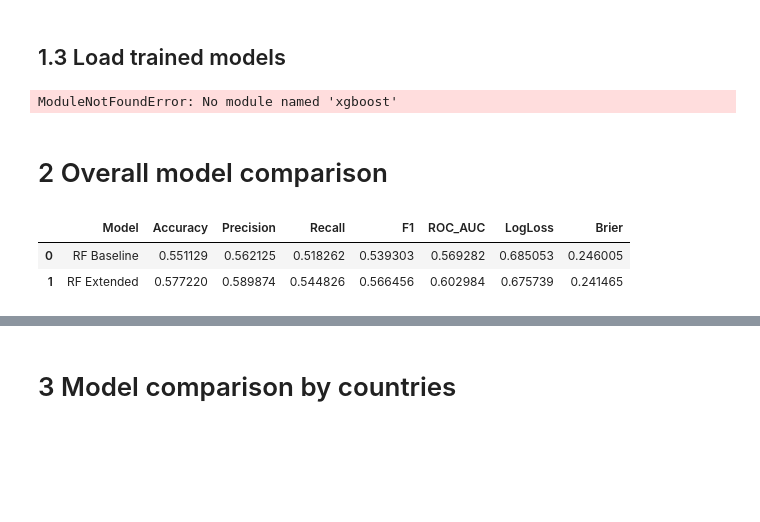
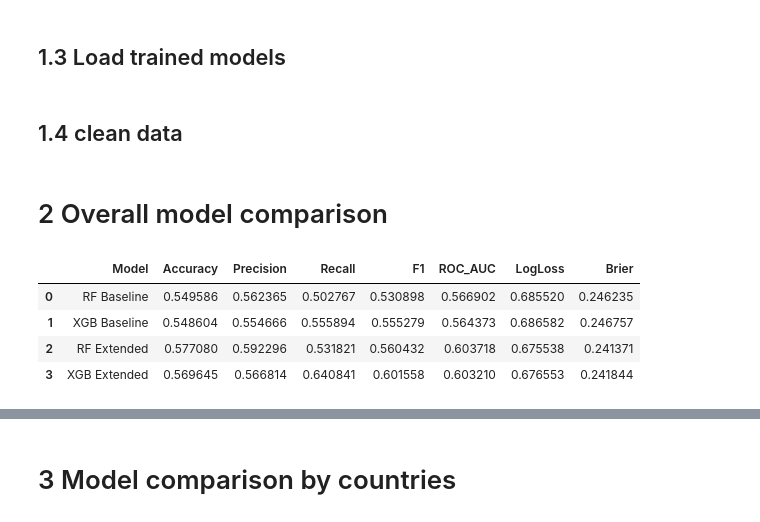
Before and after one commit to OndrejZ24/soccer-leagues-predictions, a Jupyter notebook: model_comparison.ipynb, the cells around one changed output, grey strips where cells are left out. Saved outputs shown, nothing was run; the diff lists cells and outputs as text; code cells hidden in the pictures; blank space fills up the shorter version.

Commit message:
fixed model comparison and by countries

```diff
--- a/model_comparison.ipynb
+++ b/model_comparison.ipynb
@@ -81,10 +81,10 @@ rf_baseline_best = rf_baseline_res["best_model"]
 rf_extended_best = rf_extended_res["best_model"]
 
 # XGBoost: baseline & extended
-xgb_baseline_res = joblib.load("./outputs/models/xgboost_best_model.pkl")
+xgb_baseline_res = joblib.load("./outputs/models/xgboost_baseline_results.pkl")
 xgb_extended_res = joblib.load("./outputs/models/xgboost_extended_results.pkl")
 
 xgb_baseline_best = xgb_baseline_res["best_model"]
 xgb_extended_best = xgb_extended_res["best_model"]
-# %% [output]
-ModuleNotFoundError: No module named 'xgboost'
+# %% [markdown]
+## 1.4 clean data
@@ -91,34 +113,43 @@ ModuleNotFoundError: No module named 'xgboost'
 # %% [markdown]
 # 2 Overall model comparison
 # %%
-models = {
-    "RF Baseline":  (rf_baseline_best,  X_test_basic, y_test_basic),
-   # "XGB Baseline": (xgb_baseline_best, X_test_basic, y_test_basic),
-    "RF Extended":  (rf_extended_best,  X_test_ext,   y_test_ext),
-   # "XGB Extended": (xgb_extended_best, X_test_ext,   y_test_ext),
-}
+models = [
+    ("RF Baseline",  "rf",  rf_baseline_best,  X_test_basic, y_test_basic),
+    ("XGB Baseline", "xgb", xgb_baseline_best, X_test_basic, y_test_basic),
+    ("RF Extended",  "rf",  rf_extended_best,  X_test_ext,   y_test_ext),
+    ("XGB Extended", "xgb", xgb_extended_best, X_test_ext,   y_test_ext),
+]
 
 rows = []
 
-for name, (model, X_test, y_test) in models.items():
-    # assuming predict_proba is available
-    proba = model.predict_proba(X_test)[:, 1]
+for name, kind, model, X_test, y_test in models:
+    # For XGBoost: use a renamed COPY
+    if kind == "xgb":
+        # safe if X_test is a DataFrame
+        X_eval = X_test.rename(columns=rename_map)
+    else:
+        # Random Forest must see the original column names
+        X_eval = X_test
+
+    proba = model.predict_proba(X_eval)[:, 1]
     y_pred = (proba >= 0.5).astype(int)
 
     rows.append({
         "Model": name,
         "Accuracy": accuracy_score(y_test, y_pred),
         "Precision": precision_score(y_test, y_pred),
         "Recall": recall_score(y_test, y_pred),
         "F1": f1_score(y_test, y_pred),
         "ROC_AUC": roc_auc_score(y_test, proba),
         "LogLoss": log_loss(y_test, proba),
         "Brier": brier_score_loss(y_test, proba),
     })
 
 metrics_df = pd.DataFrame(rows)
 metrics_df
 # %% [output]
 |  | Model | Accuracy | Precision | Recall | F1 | ROC_AUC | LogLoss | Brier |
-| 0 | RF Baseline | 0.551129 | 0.562125 | 0.518262 | 0.539303 | 0.569282 | 0.685053 | 0.246005 |
-| 1 | RF Extended | 0.577220 | 0.589874 | 0.544826 | 0.566456 | 0.602984 | 0.675739 | 0.241465 |
+| 0 | RF Baseline | 0.549586 | 0.562365 | 0.502767 | 0.530898 | 0.566902 | 0.685520 | 0.246235 |
+| 1 | XGB Baseline | 0.548604 | 0.554666 | 0.555894 | 0.555279 | 0.564373 | 0.686582 | 0.246757 |
+| 2 | RF Extended | 0.577080 | 0.592296 | 0.531821 | 0.560432 | 0.603718 | 0.675538 | 0.241371 |
+| 3 | XGB Extended | 0.569645 | 0.566814 | 0.640841 | 0.601558 | 0.603210 | 0.676553 | 0.241844 |
```
Also changed, not shown: parts of 11 cells of this notebook.
